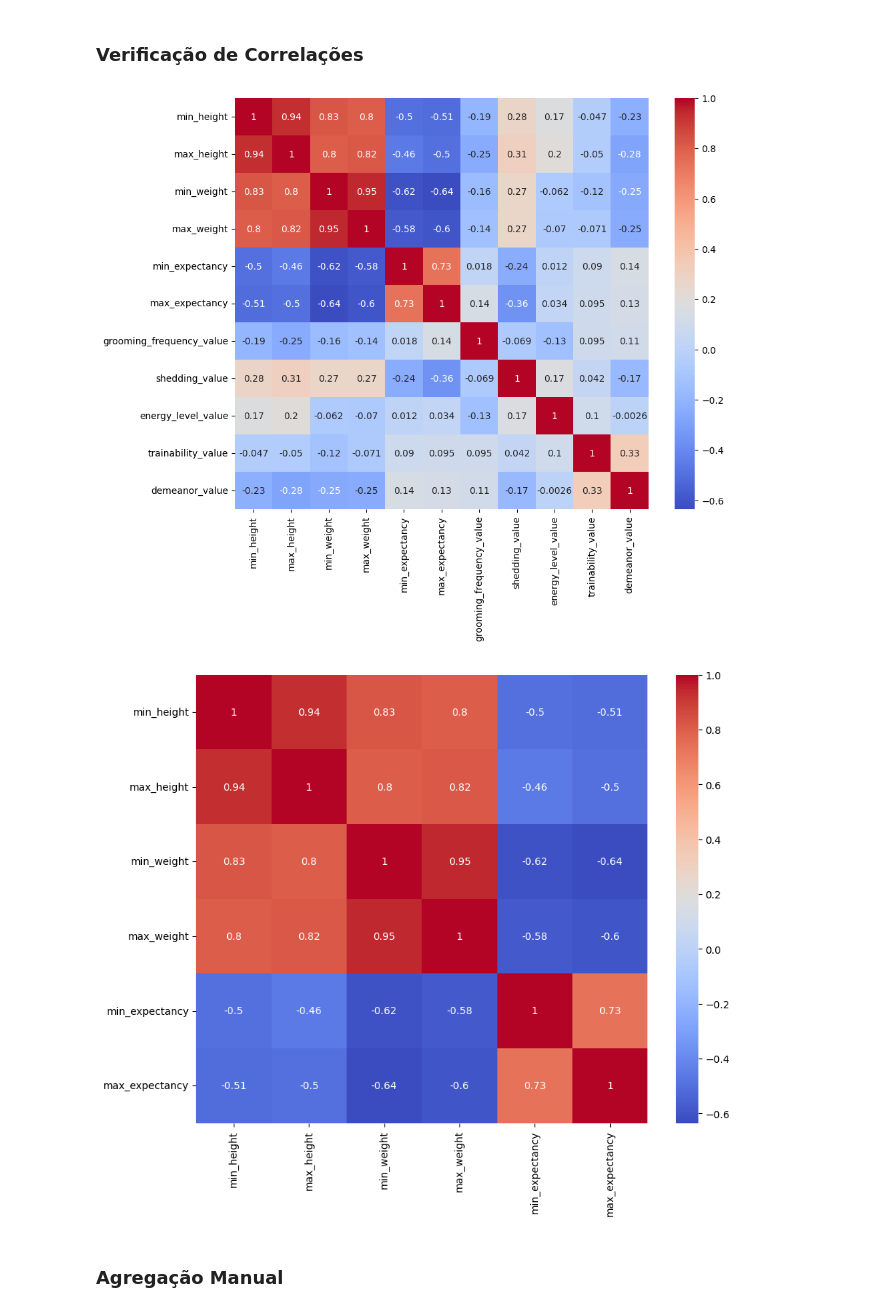
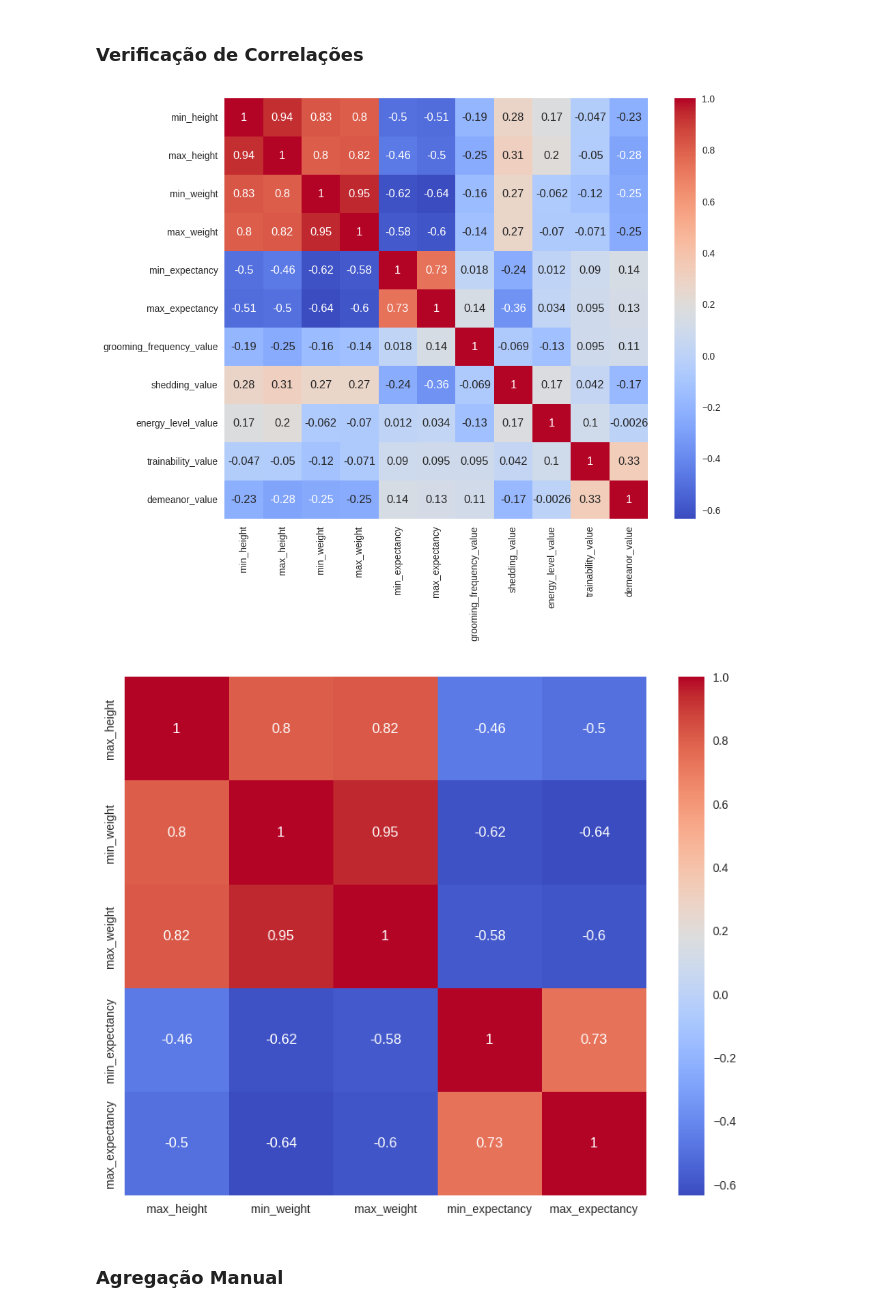
Before and after one commit to ReubenRamalho/IA_Prova-2, a Jupyter notebook: Prova-2.ipynb, the cells around one changed output. Cells and saved outputs as stored; diff of their text form; code cells hidden in the pictures.

```diff
--- a/Prova-2.ipynb
+++ b/Prova-2.ipynb
@@ -21,5 +32,4 @@ base_akc = pd.read_csv('akc-data.csv')
 # %%
 # Exibindo base de dados original
-base_akc.rename(columns={'Unnamed: 0': 'label'}, inplace=True)
 pd.DataFrame(base_akc)
 # %% [output]
@@ -41,11 +51,10 @@ pd.DataFrame(base_akc)
 # %% [markdown]
 ### Limpeza de Dados
 # %%
-# Os atributos description, temperament e group foram removidos porque eram textuais. Utiliza-los tornaria o processamento e a execução desnecessariamente mais custosos
+# Os atributos Unnamed: 0, description e temperament foram removidos porque eram textuais. Utiliza-los tornaria o processamento e a execução desnecessariamente mais custosos
+base_akc = base_akc.drop('Unnamed: 0', axis = 1)
 base_akc = base_akc.drop('description', axis = 1)
 base_akc = base_akc.drop('temperament', axis = 1)
-base_akc = base_akc.drop('group', axis = 1)
-
 
 # Como mais de 25%(exatamente 28,519855596%) dos valores estão vazios, decidiu-se por cortar o atributo popularity
 base_akc = base_akc.drop('popularity', axis = 1)
@@ -231,20 +230,20 @@ Y_ack = base_akc.iloc[:, :1]
 ### Verificação de Correlações
 # %%
 # Verificando a correlação entre os atributos
-correlation_matrix = X_ack.corr()
+correlation_matrix = base_akc.drop('group', axis= 1).corr()
 plt.figure(figsize=(10, 8))
 sns.heatmap(correlation_matrix, annot=True, cmap='coolwarm')
 plt.show()
 # %% [output]
-[figure, old version]
+[figure, new version]
 # %%
 # Zoom in nos atributos que apresentam maior correlação
-correlation_matrix = pd.DataFrame(X_ack.drop(['grooming_frequency_value', 'shedding_value', 'energy_level_value', 'trainability_value', 'demeanor_value'], axis= 1)).corr()
+correlation_matrix = (base_akc.iloc[:, 1:6]).corr()
 plt.figure(figsize=(10, 8))
 sns.heatmap(correlation_matrix, annot=True, cmap='coolwarm')
 plt.show()
 # %% [output]
-[figure, old version]
+[figure, new version]
 # %% [markdown]
 ### Agregação Manual
 # %%
```
Also changed, not shown: parts of 56 cells of this notebook.
